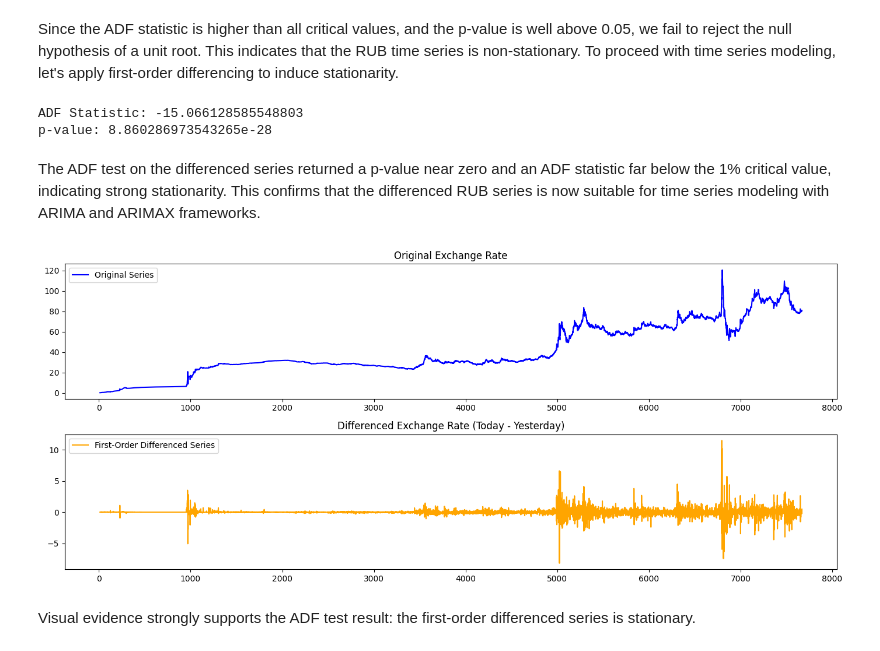
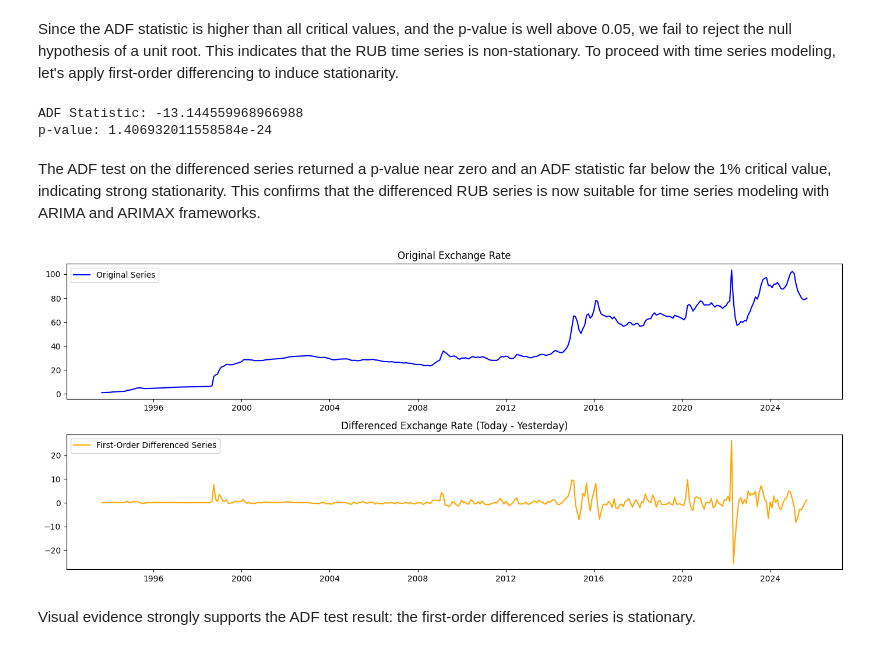
Before and after one commit to ZlataSparrow/Ruble_Volatility_Prediction, a Jupyter notebook: notebook/02_Exploratory_Data_Analysis.ipynb, the cells around one changed output. Cells and saved outputs as stored; diff of their text form; code cells hidden in the pictures.

Commit message:
Time Series ARIMAX

```diff
--- a/notebook/02_Exploratory_Data_Analysis.ipynb
+++ b/notebook/02_Exploratory_Data_Analysis.ipynb
@@ -822,41 +822,41 @@ Critical Values: {'1%': -3.4470566389664703, '5%': -2.8689037160476016, '10%': -
 Since the ADF statistic is higher than all critical values, and the p-value is well above 0.05, we fail to reject the null hypothesis of a unit root. This indicates that the RUB time series is non-stationary.
 To proceed with time series modeling, let's apply first-order differencing to induce stationarity.
 # %%
-data.loc[:, 'RUB_diff1'] = data['RUB'].diff()  # First difference (today - yesterday)
-data.loc[:, 'RUB_diff12'] = data['RUB'].diff(12)  # Seasonal difference (this month - same month last year)
+data_monthly.loc[:, 'RUB_diff1'] = data_monthly['RUB'].diff()  # First difference (today - yesterday)
+data_monthly.loc[:, 'RUB_diff12'] = data_monthly['RUB'].diff(12)  # Seasonal difference (this month - same month last year)
 
-rub_diff1 = data['RUB_diff1'].dropna()
+rub_diff1 = data_monthly['RUB_diff1'].dropna()
 result = adfuller(rub_diff1)
 print(f'ADF Statistic: {result[0]}')
 print(f'p-value: {result[1]}')
 # %% [output]
-ADF Statistic: -15.066128585548803
-p-value: 8.860286973543265e-28
+ADF Statistic: -13.144559968966988
+p-value: 1.406932011558584e-24
 # %% [markdown]
 The ADF test on the differenced series returned a p-value near zero and an ADF statistic far below the 1% critical value, indicating strong stationarity. This confirms that the differenced RUB series is now suitable for time series modeling with ARIMA and ARIMAX frameworks.
 # %%
 # First-order differencing
-data['RUB_diff1'] = data['RUB'].diff()
-data = data.dropna()
+data_monthly['RUB_diff1'] = data_monthly['RUB'].diff()
+data_monthly = data_monthly.dropna()
 
 plt.figure(figsize=(14, 6))
 
 # Original
 plt.subplot(2, 1, 1)
-plt.plot(data['RUB'], label='Original Series', color='blue')
+plt.plot(data_monthly['RUB'], label='Original Series', color='blue')
 plt.title('Original Exchange Rate')
 plt.legend()
 
 # Differenced
 plt.subplot(2, 1, 2)
-plt.plot(data['RUB_diff1'], label='First-Order Differenced Series', color='orange')
+plt.plot(data_monthly['RUB_diff1'], label='First-Order Differenced Series', color='orange')
 plt.title('Differenced Exchange Rate (Today - Yesterday)')
 plt.legend()
 
 plt.tight_layout()
 plt.show()
 # %% [output]
-[figure, old version]
+[figure, new version]
 # %% [markdown]
 Visual evidence strongly supports the ADF test result: the first-order differenced series is stationary.
 # %% [markdown]
```
Also changed, not shown: parts of 1 cell of this notebook, 3 other files.
